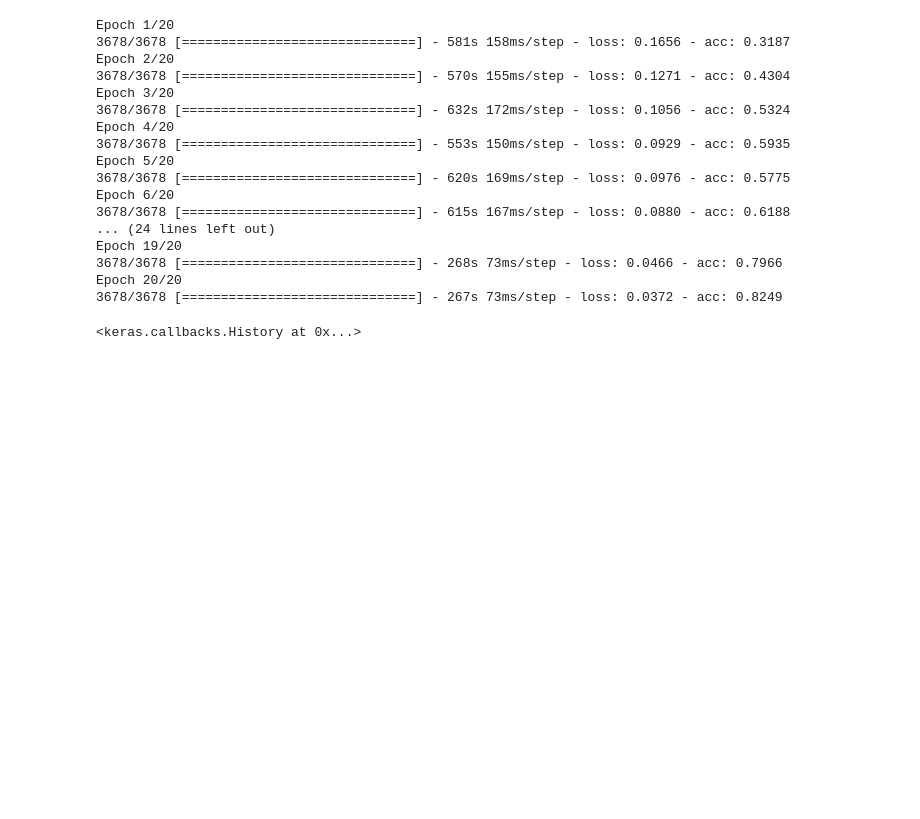
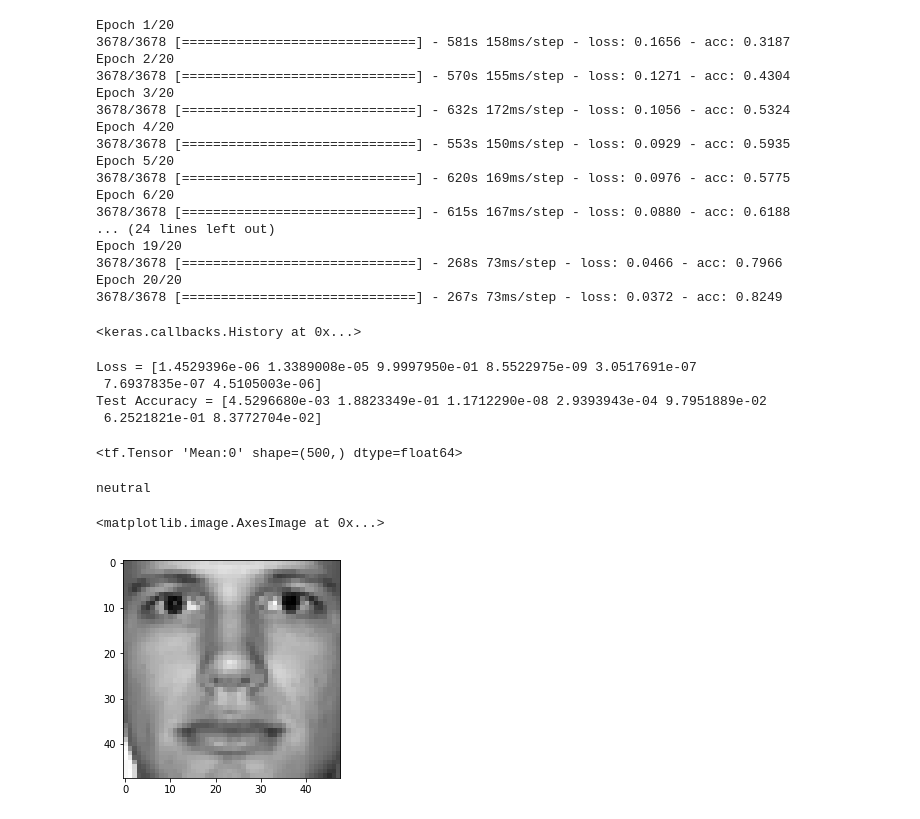
Before and after one commit to Madhusudhan441/Face-Emotion-Detection, a Jupyter notebook: EmotionDetection.ipynb, the cells around one changed output. Drawn from its saved outputs; the diff is of its cells as text; code cells hidden in the pictures; blank space fills up the shorter version.

Commit message:
Evaluated with own test cases

```diff
--- a/EmotionDetection.ipynb
+++ b/EmotionDetection.ipynb
@@ -128,3 +129,40 @@ Epoch 19/20
 Epoch 20/20
 3678/3678 [==============================] - 267s 73ms/step - loss: 0.0372 - acc: 0.8249
 <keras.callbacks.History at 0x...>
+# %%
+X_test = X_test.reshape(X_test.shape[0],48,48,1)
+# %%
+X_test = X_test/255.
+# %%
+preds = emotionModel.predict(X_test, batch_size=16)
+print ("Loss = " + str(preds[0]))
+print ("Test Accuracy = " + str(preds[1]))
+# %% [output]
+Loss = [1.4529396e-06 1.3389008e-05 9.9997950e-01 8.5522975e-09 3.0517691e-07
+ 7.6937835e-07 4.5105003e-06]
+Test Accuracy = [4.5296680e-03 1.8823349e-01 1.1712290e-08 2.9393943e-04 9.7951889e-02
+ 6.2521821e-01 8.3772704e-02]
+# %%
+from keras import losses
+losses.mean_squared_error(preds, Y_test)
+# %% [output]
+<tf.Tensor 'Mean:0' shape=(500,) dtype=float64>
+# %%
+
+x_t = X_test[-19]
+x_k = x_t.reshape(1,48,48,1)
+x_p = x_t.reshape(48,48)
+
+preds = emotionModel.predict(x_k, batch_size=16)
+
+dict1 = {0:"anger", 1:"disgust", 2:"fear", 3:"happy", 4:"sad", 5:"surprise", 6:"neutral"}
+if(np.argmax(preds)==6):
+    print(dict1[0])
+else:
+    print(dict1[np.argmax(preds)+1])
+
+plt.imshow(x_p,cmap='gray')
+# %% [output]
+neutral
+<matplotlib.image.AxesImage at 0x...>
+[figure, added]
```
Also changed, not shown: parts of 5 cells of this notebook.
